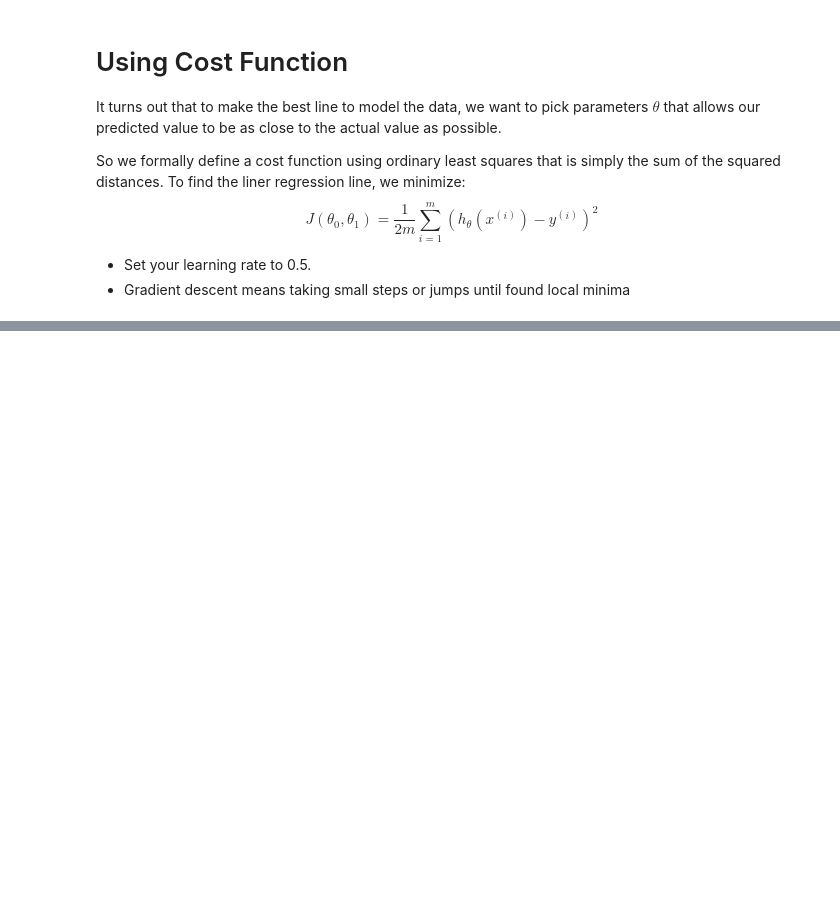
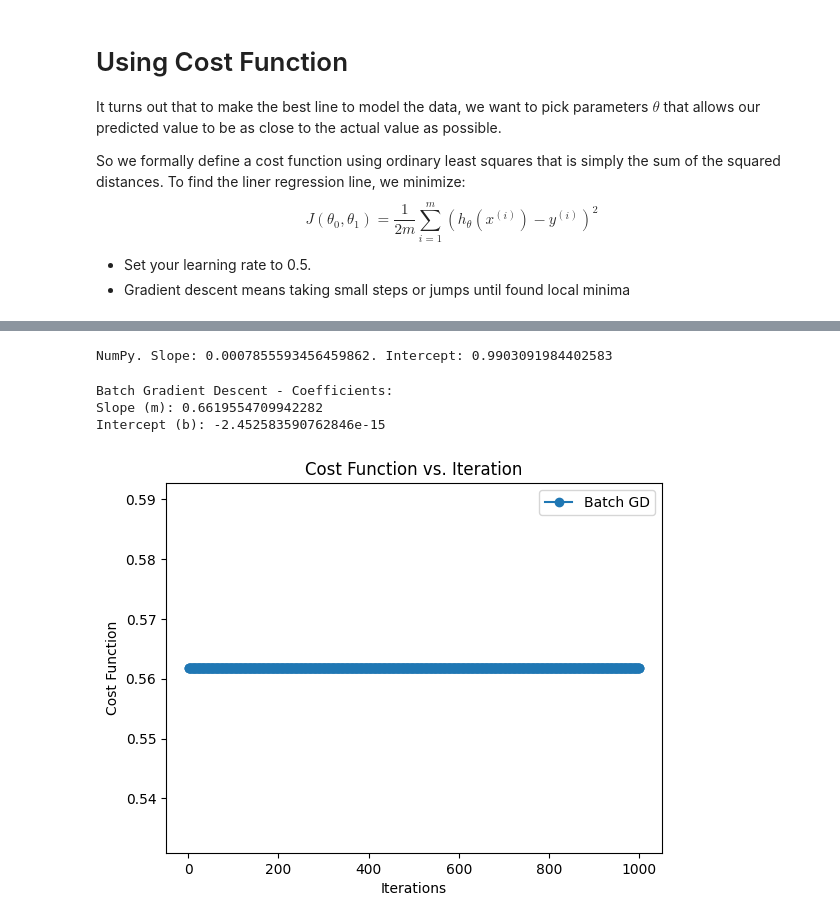
Before and after one commit to Abhishek-Mallick/Machine-Learning-KIIT, a Jupyter notebook: Simple Linear Regression/linear_reg.ipynb, the cells around one changed output, grey strips where cells are left out. Drawn from its saved outputs; the diff is of its cells as text; code cells hidden in the pictures; blank space fills up the shorter version.

Commit message:
feat: completed min_batch_gradient

```diff
--- a/Simple Linear Regression/linear_reg.ipynb
+++ b/Simple Linear Regression/linear_reg.ipynb
@@ -205,2 +248,57 @@ dtype: float64, theta1: 0.99523    0.0
 dtype: float64
 Converged at epoch 1
+# %%
+X = merged_df['x']
+Y = merged_df['y']
+# %%
+m_numpy, b_numpy = np.polyfit(X, Y, 1)
+
+print(f"NumPy. Slope: {m_numpy}. Intercept: {b_numpy}")
+# %% [output]
+NumPy. Slope: 0.0007855593456459862. Intercept: 0.9903091984402583
+# %%
+X_norm = (X - np.mean(X))/np.std(X)
+Y_norm = (Y - np.mean(Y))/np.std(Y)
+# %%
+def dEdm(m, b, X, Y):
+    return 2/len(Y) * np.dot((m*X + b - Y), X)
+
+def dEdb(m, b, X, Y):
+    return 2/len(Y) * np.sum(m*X + b - Y)
+
+def batch_gradient_descent(X, Y, learning_rate, iterations):
+    m = 0
+    b = 0
+    cost_history = []
+
+    for i in range(iterations):
+        m = m - learning_rate * dEdm(m, b, X, Y)
+        b = b - learning_rate * dEdb(m, b, X, Y)
+
+        # Calculate and store the cost
+        cost = np.mean((m*X + b - Y)**2)
+        cost_history.append(cost)
+
+    return m, b, cost_history
+
+learning_rate_batch = 0.5
+iterations_batch = 1000
+
+m_batch, b_batch, cost_history_batch = batch_gradient_descent(X_norm, Y_norm, learning_rate_batch, iterations_batch)
+
+print("Batch Gradient Descent - Coefficients:")
+print("Slope (m):", m_batch)
+print("Intercept (b):", b_batch)
+# %% [output]
+Batch Gradient Descent - Coefficients:
+Slope (m): 0.6619554709942282
+Intercept (b): -2.452583590762846e-15
+# %%
+plt.plot(range(1, iterations_batch + 1), cost_history_batch, label='Batch GD', marker='o')
+plt.xlabel('Iterations')
+plt.ylabel('Cost Function')
+plt.title('Cost Function vs. Iteration')
+plt.legend()
+plt.show()
+# %% [output]
+[figure, added]
```
Also changed, not shown: parts of 17 cells of this notebook, 1 other file.
